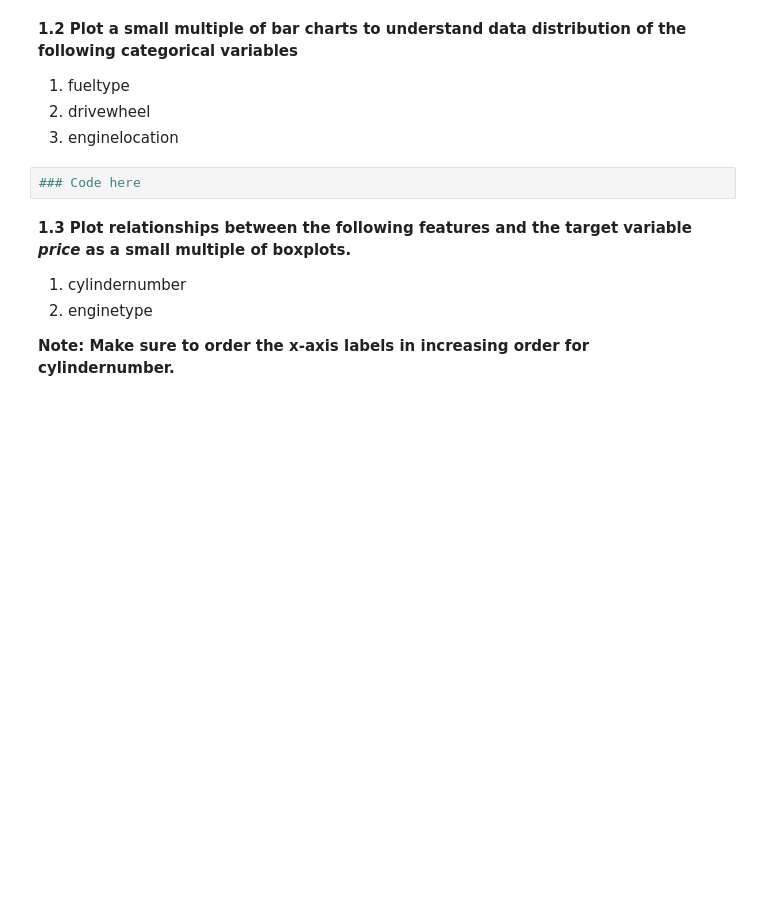
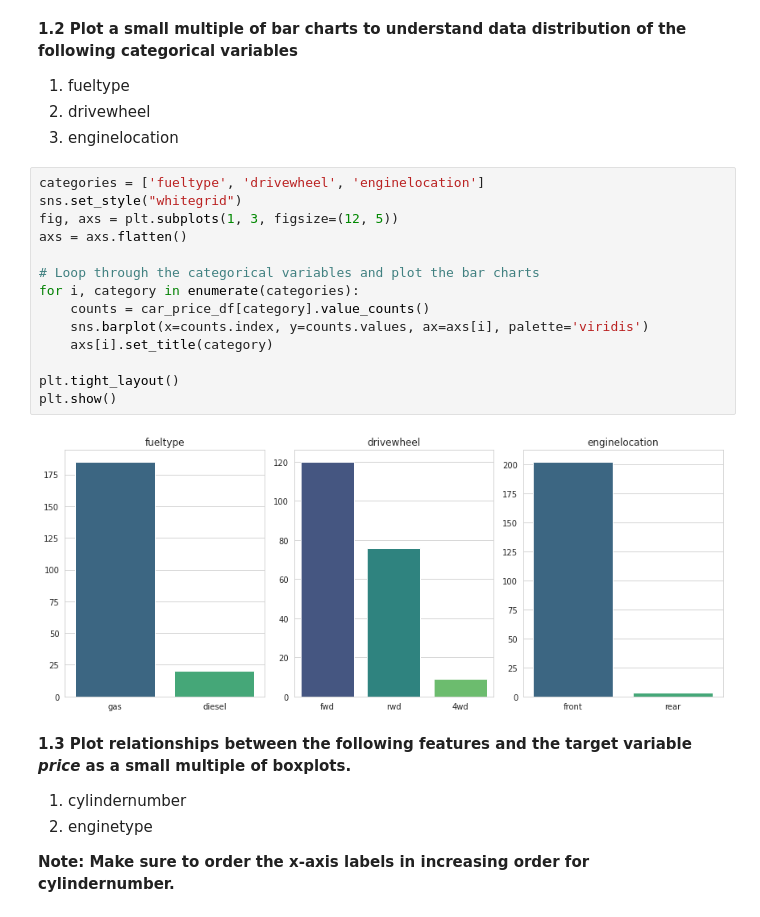
Before and after one commit to adelinka17/aml-project1, a Jupyter notebook: AML_HW1_Questions.ipynb, the cells around one changed output. Cells and saved outputs as stored; diff of their text form; blank space fills up the shorter version.

```diff
--- a/AML_HW1_Questions.ipynb
+++ b/AML_HW1_Questions.ipynb
@@ -57,7 +86,21 @@ car_price_df = pd.read_csv('car_price.csv')
 2. drivewheel
 3. enginelocation
 # %%
-### Code here
+categories = ['fueltype', 'drivewheel', 'enginelocation']
+sns.set_style("whitegrid")
+fig, axs = plt.subplots(1, 3, figsize=(12, 5))
+axs = axs.flatten()
+
+# Loop through the categorical variables and plot the bar charts
+for i, category in enumerate(categories):
+    counts = car_price_df[category].value_counts()
+    sns.barplot(x=counts.index, y=counts.values, ax=axs[i], palette='viridis')
+    axs[i].set_title(category)
+
+plt.tight_layout()
+plt.show()
+# %% [output]
+[figure, added]
 # %% [markdown]
 <b> 1.3 Plot relationships between the following features and the target variable <em>price</em> as a small multiple of boxplots. </b>
 1. cylindernumber
```
Also changed, not shown: parts of 57 cells of this notebook.
